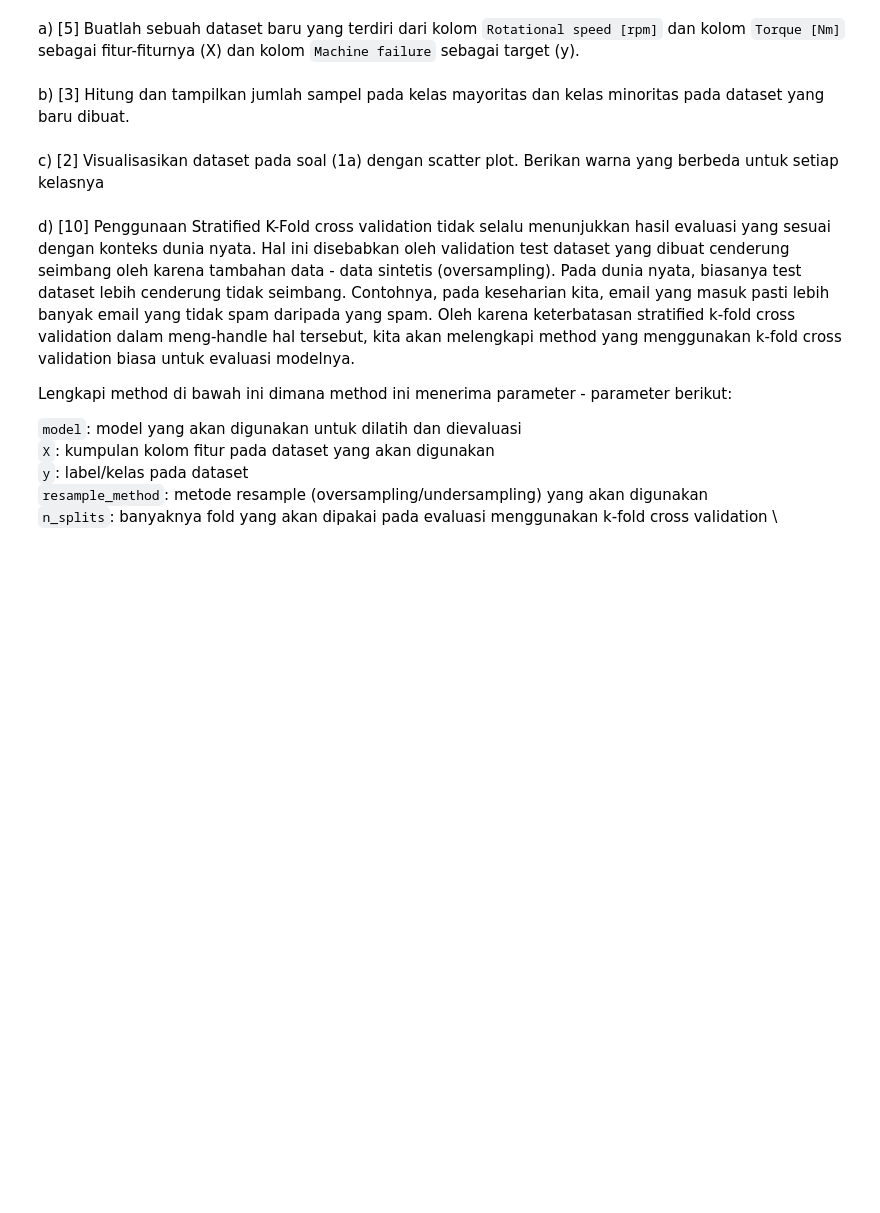
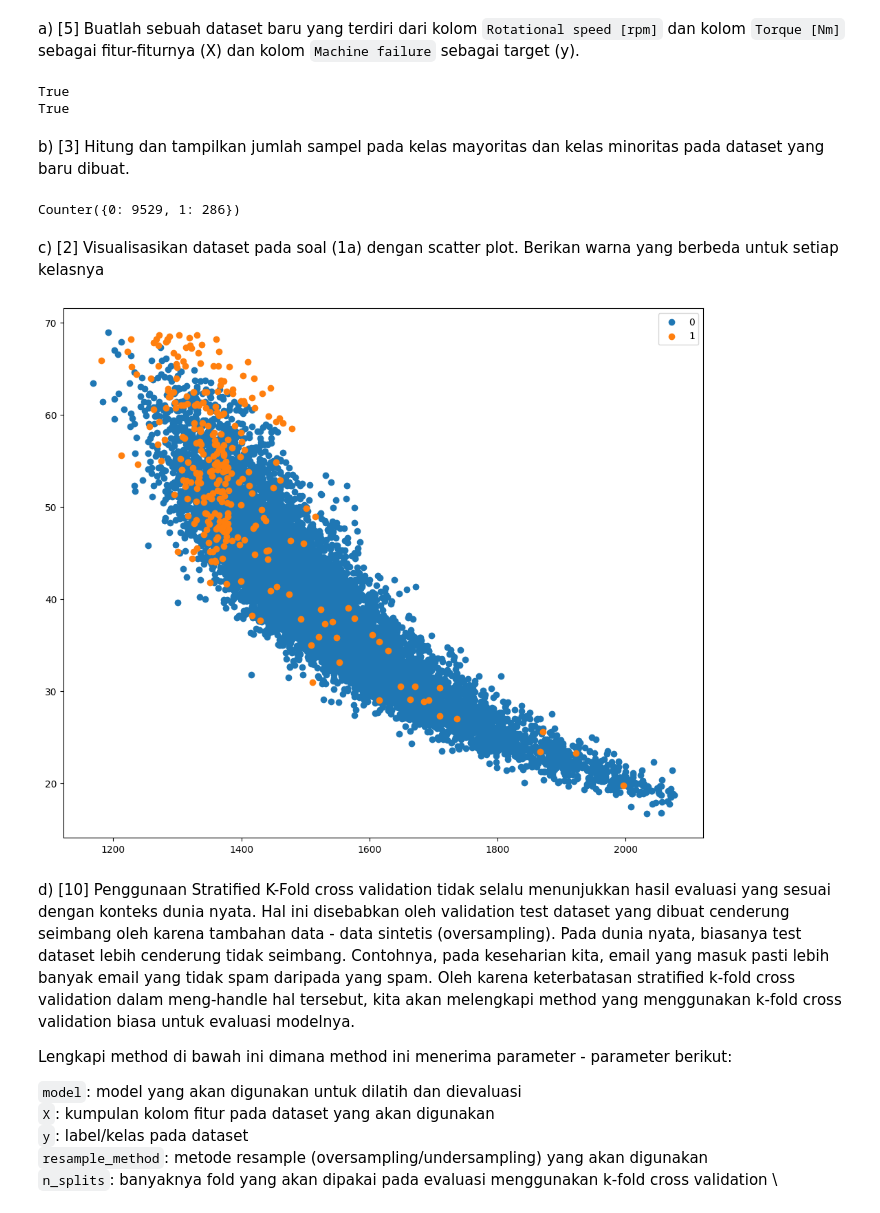
Before and after one commit to farrelayman09/lab-kasdad-7, a Jupyter notebook: Lab_7.ipynb, the cells around one changed output. Cells and saved outputs as stored; diff of their text form; code cells hidden in the pictures; blank space fills up the shorter version.

```diff
--- a/Lab_7.ipynb
+++ b/Lab_7.ipynb
@@ -682,10 +682,33 @@ memory usage: 613.6 KB
 ## 1. DATA PREPROCESSING [20]
 # %% [markdown]
 a) [5] Buatlah sebuah dataset baru yang terdiri dari kolom `Rotational speed [rpm]` dan kolom `Torque [Nm]` sebagai fitur-fiturnya (X) dan kolom `Machine failure` sebagai target (y).
+# %%
+X, y = df[['Rotational speed [rpm]','Torque [Nm]']].values, df['Machine failure'].values
+print(isinstance(X, np.ndarray))
+print(isinstance(y, np.ndarray))
+# %% [output]
+True
+True
 # %% [markdown]
 b) [3] Hitung dan tampilkan jumlah sampel pada kelas mayoritas dan kelas minoritas pada dataset yang baru dibuat.
+# %%
+target = Counter(y)
+target
+# %% [output]
+Counter({0: 9529, 1: 286})
 # %% [markdown]
 c) [2] Visualisasikan dataset pada soal (1a) dengan scatter plot. Berikan warna yang berbeda untuk setiap kelasnya
+# %%
+plt.figure(figsize=(12, 10))
+
+for label, _ in target.items():
+  row_ix = where(y == label)[0]
+  plt.scatter(X[row_ix, 0], X[row_ix, 1], label=str(label))
+  plt.legend()
+
+plt.show()
+# %% [output]
+[figure, added]
 # %% [markdown]
 d) [10] Penggunaan Stratified K-Fold cross validation tidak selalu menunjukkan hasil evaluasi yang sesuai dengan konteks dunia nyata. Hal ini disebabkan oleh validation test dataset yang dibuat cenderung seimbang oleh karena tambahan data - data sintetis (oversampling). Pada dunia nyata, biasanya test dataset  lebih cenderung tidak seimbang. Contohnya, pada keseharian kita, email yang masuk pasti lebih banyak email yang tidak spam daripada yang spam. Oleh karena keterbatasan stratified k-fold cross validation dalam meng-handle hal tersebut, kita akan melengkapi method yang menggunakan k-fold cross validation biasa untuk evaluasi modelnya.
 
```
Also changed, not shown: parts of 27 cells of this notebook.
